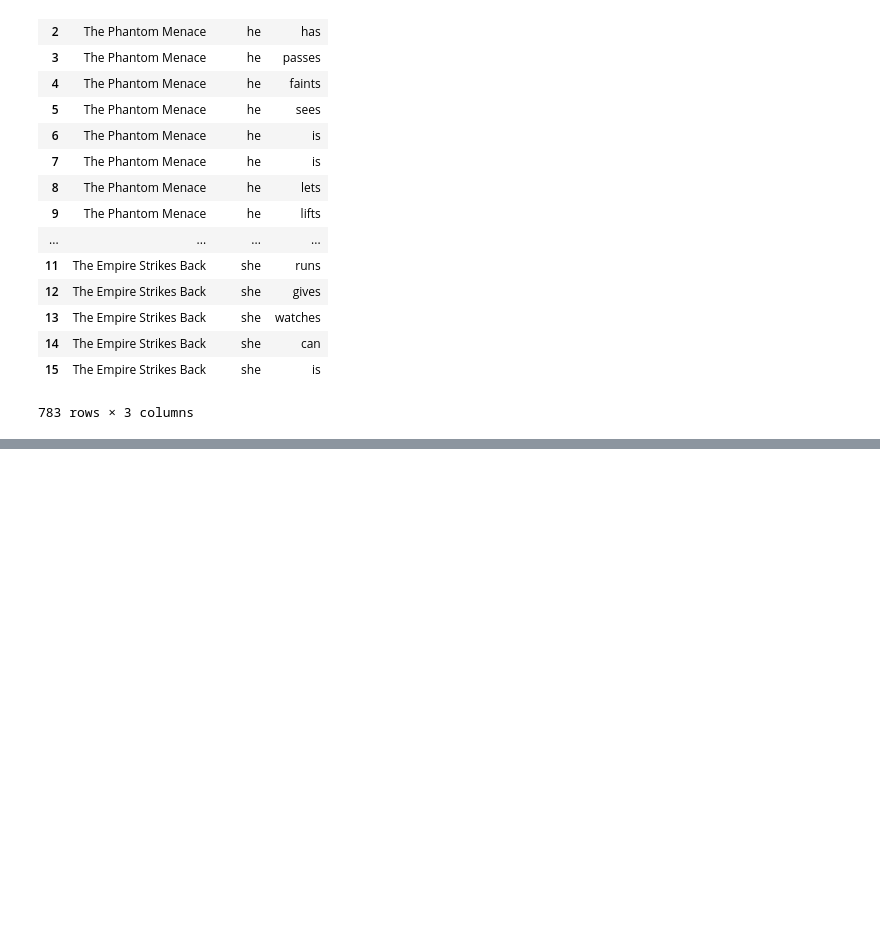
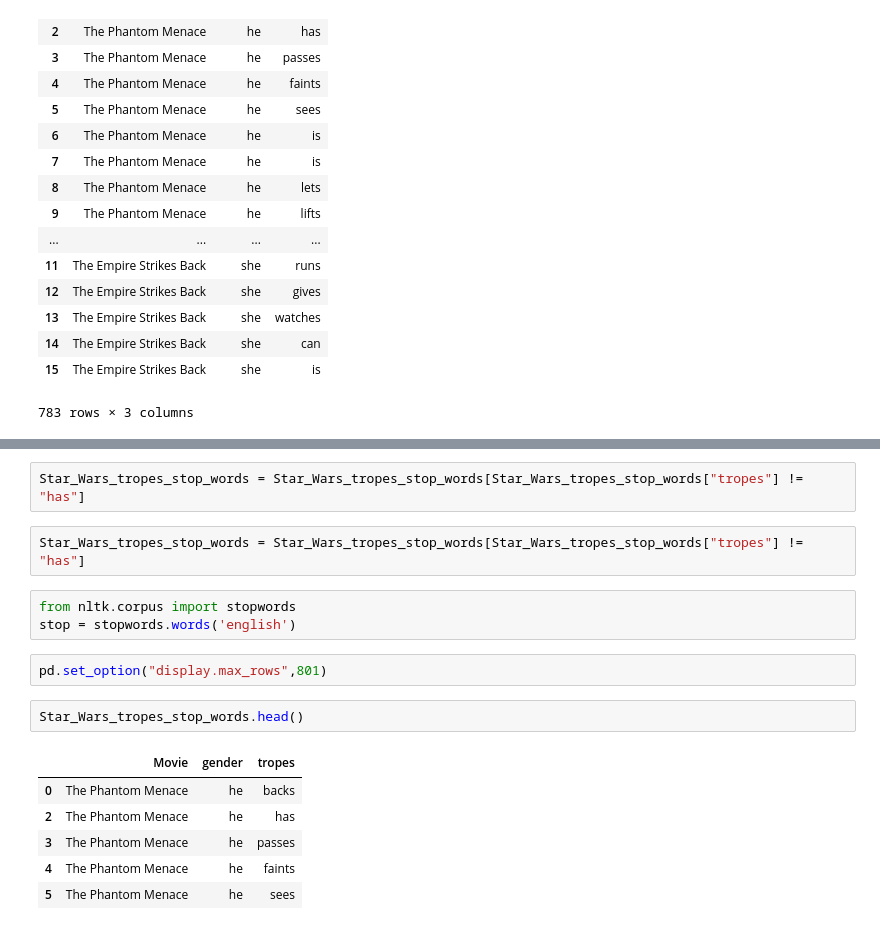
Before and after one commit to JulienAssouline/data-studios-projects, a Jupyter notebook: code/Star_Wars_project/Star Wars tropes.ipynb, the cells around one changed output, grey strips where cells are left out. Drawn from its saved outputs; the diff is of its cells as text; blank space fills up the shorter version.

```diff
--- a/code/Star_Wars_project/Star Wars tropes.ipynb
+++ b/code/Star_Wars_project/Star Wars tropes.ipynb
@@ -972,0 +1018,18 @@ Star_Wars_tropes.to_csv("Star_Wars_tropes.csv")
+# %%
+Star_Wars_tropes_stop_words = Star_Wars_tropes_stop_words[Star_Wars_tropes_stop_words["tropes"] != "has"]
+# %%
+Star_Wars_tropes_stop_words = Star_Wars_tropes_stop_words[Star_Wars_tropes_stop_words["tropes"] != "has"]
+# %%
+from nltk.corpus import stopwords
+stop = stopwords.words('english')
+# %%
+pd.set_option("display.max_rows",801)
+# %%
+Star_Wars_tropes_stop_words.head()
+# %% [output]
+|  | Movie | gender | tropes |
+| 0 | The Phantom Menace | he | backs |
+| 2 | The Phantom Menace | he | has |
+| 3 | The Phantom Menace | he | passes |
+| 4 | The Phantom Menace | he | faints |
+| 5 | The Phantom Menace | he | sees |
```
Also changed, not shown: parts of 11 cells of this notebook.
